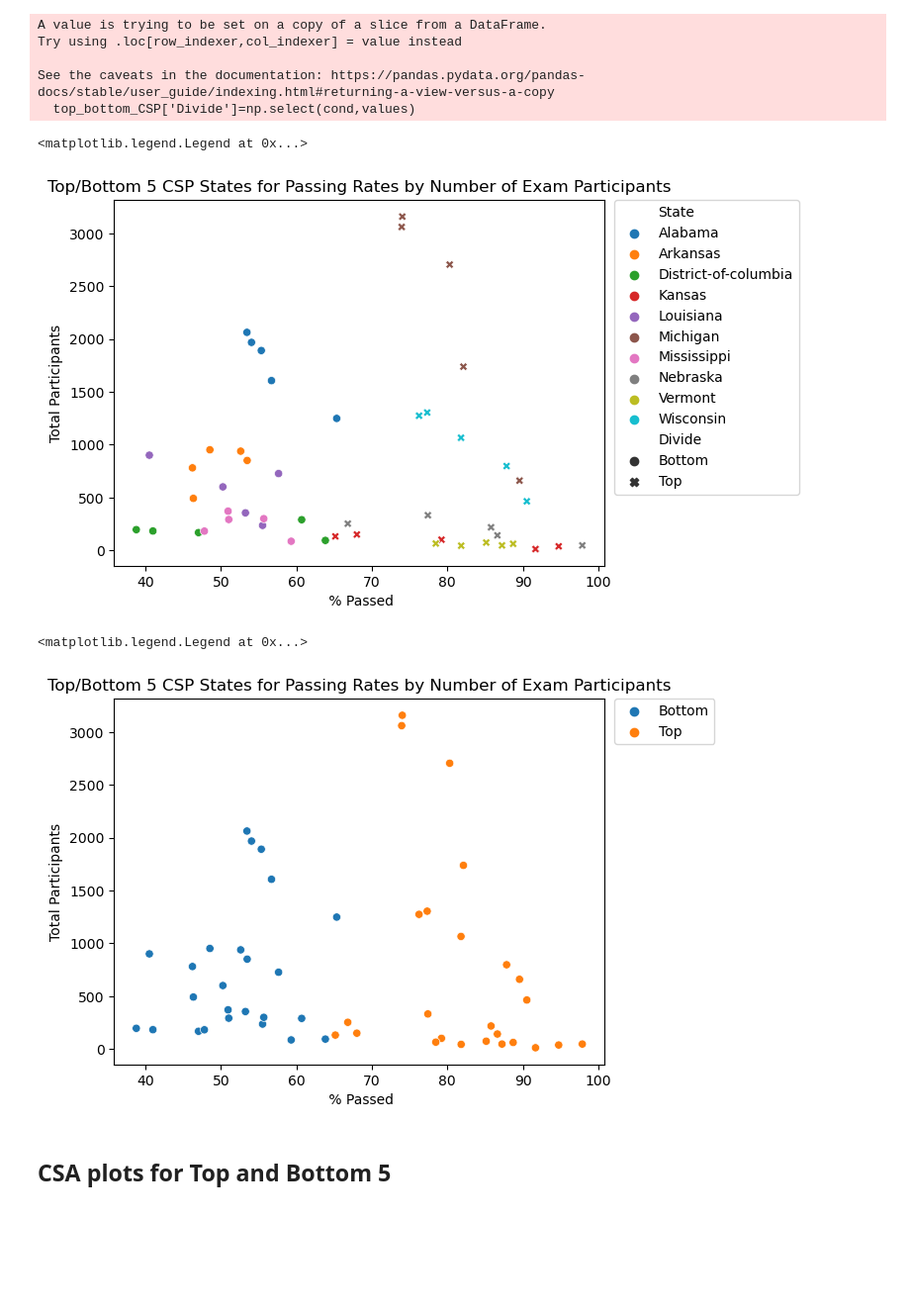
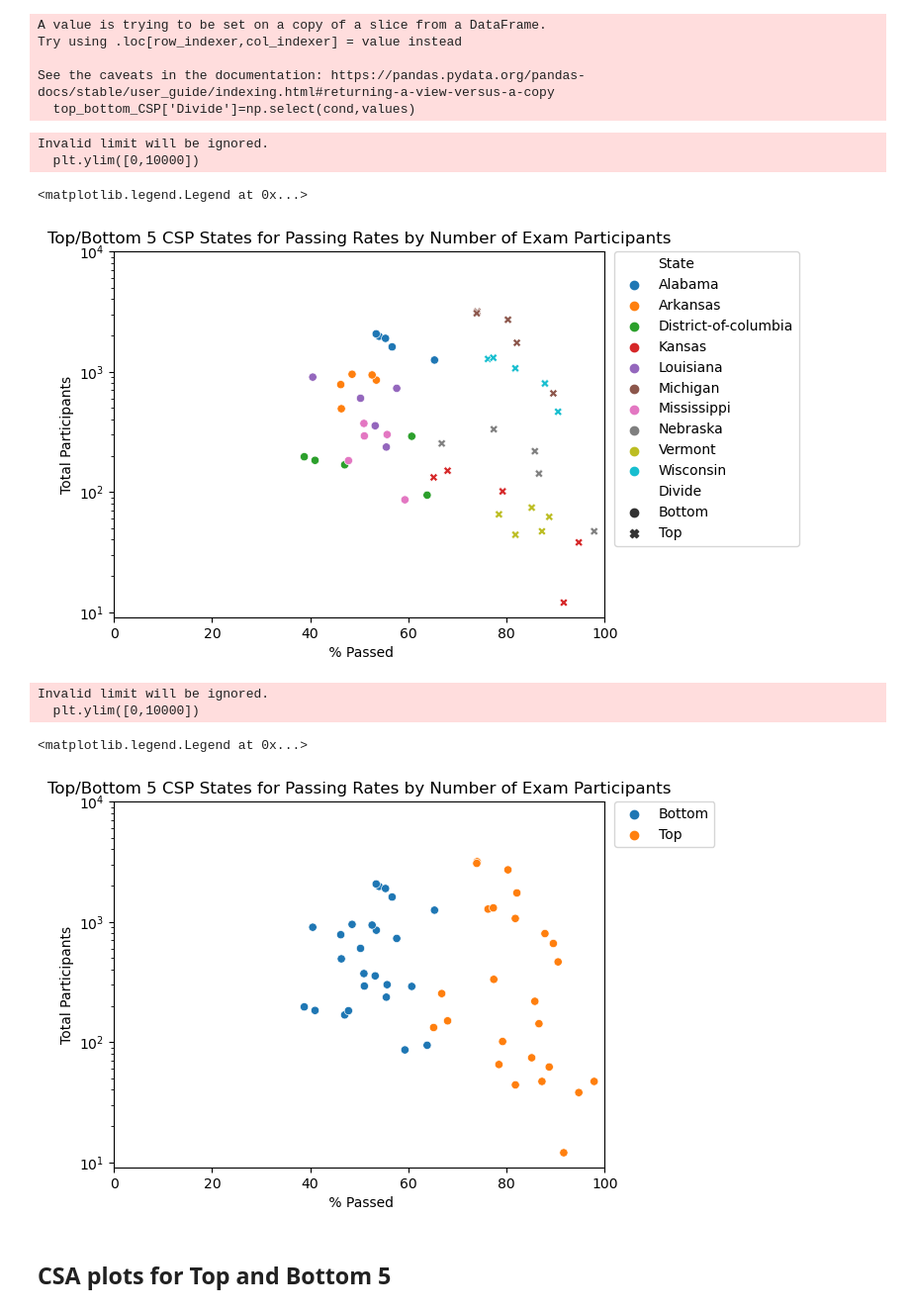
Before and after one commit to leahokamura/CS290FinalProject, a Jupyter notebook: FindingTopAndBottom5.ipynb, the cells around one changed output. Shown: that part at 99% size. Saved outputs shown, nothing was run; the diff lists cells and outputs as text; code cells hidden in the pictures; blank space fills up the shorter version.

```diff
--- a/FindingTopAndBottom5.ipynb
+++ b/FindingTopAndBottom5.ipynb
@@ -95,6 +95,10 @@ See the caveats in the documentation: https://pandas.pydata.org/pandas-docs/stab
   top_bottom_CSP['Divide']=np.select(cond,values)
 # %%
 sns.scatterplot(data=top_bottom_CSP, x=" % Passed", y=" Total", hue = "State", style="Divide")
+#plt.xscale('log')
+plt.yscale('log')
+plt.ylim([0,10000])
+plt.xlim([0,100])
 plt.title("Top/Bottom 5 CSP States for Passing Rates by Number of Exam Participants")
 plt.ylabel("Total Participants")
 plt.legend(bbox_to_anchor=(1.02, 1), loc='upper left', borderaxespad=0)
@@ -102,16 +106,23 @@ plt.legend(bbox_to_anchor=(1.02, 1), loc='upper left', borderaxespad=0)
 # fig.tight_layout()
 # plt.savefig("figures/CSP_color")
 # %% [output]
-<matplotlib.legend.Legend at 0x...>
+Invalid limit will be ignored.
+  plt.ylim([0,10000])
+<matplotlib.legend.Legend at 0x...>
-[figure, old version]
+[figure, new version]
 # %%
 sns.scatterplot(data=top_bottom_CSP, x=" % Passed", y=" Total", hue = "Divide")
 plt.title("Top/Bottom 5 CSP States for Passing Rates by Number of Exam Participants")
 plt.ylabel("Total Participants")
+plt.yscale('log')
+plt.ylim([0,10000])
+plt.xlim([0,100])
 plt.legend(bbox_to_anchor=(1.02, 1), loc='upper left', borderaxespad=0)
 # %% [output]
-<matplotlib.legend.Legend at 0x...>
+Invalid limit will be ignored.
+  plt.ylim([0,10000])
+<matplotlib.legend.Legend at 0x...>
-[figure, old version]
+[figure, new version]
 # %% [markdown]
 ## CSA plots for Top and Bottom 5
 # %%
```
Also changed, not shown: parts of 3 cells of this notebook.
